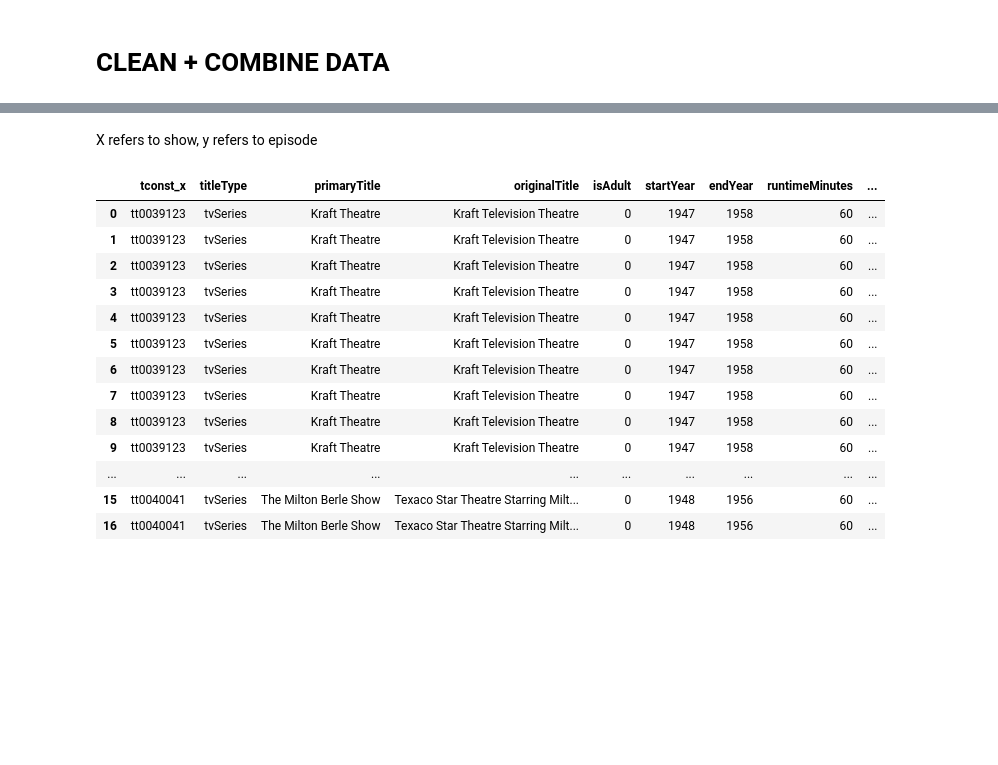
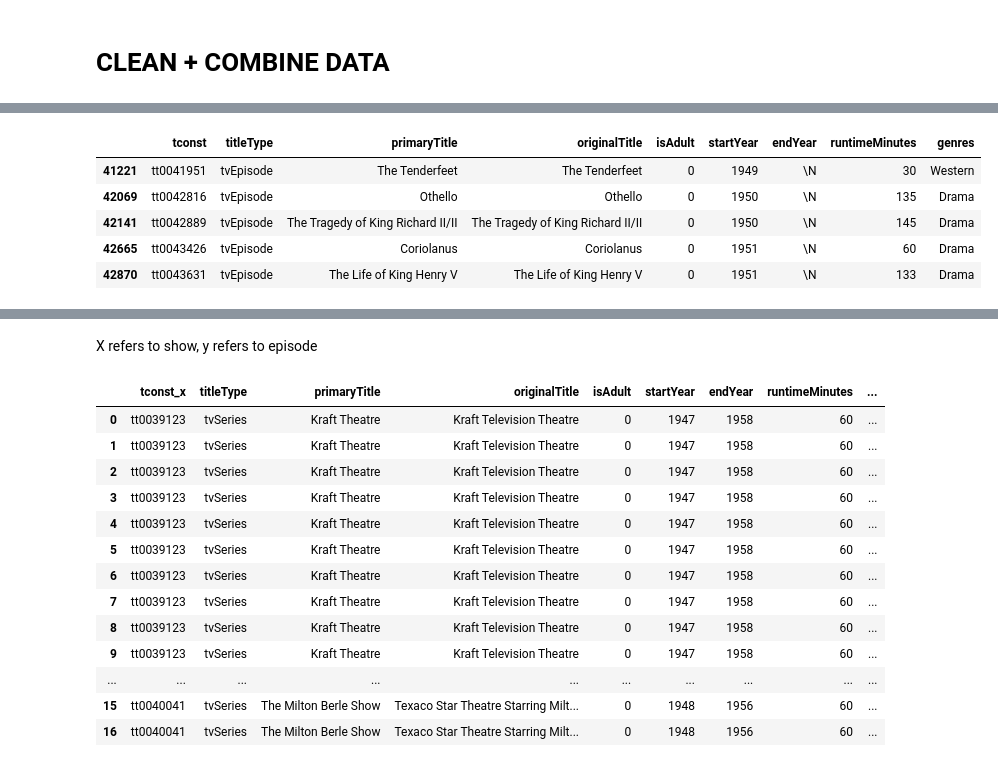
Before and after one commit to wcrowley342/tvratings, a Jupyter notebook: IMDB_Analysis.ipynb, the cells around one changed output, grey strips where cells are left out. Cells and saved outputs as stored; diff of their text form; code cells hidden in the pictures; blank space fills up the shorter version.

```diff
--- a/IMDB_Analysis.ipynb
+++ b/IMDB_Analysis.ipynb
@@ -180,0 +229,9 @@ tvseries_episodes_ratings = pd.merge(tvseries_ratings, episodes_ratings, left_on
+# %%
+tvepisodes.head()
+# %% [output]
+|  | tconst | titleType | primaryTitle | originalTitle | isAdult | startYear | endYear | runtimeMinutes | genres |
+| 41221 | tt0041951 | tvEpisode | The Tenderfeet | The Tenderfeet | 0 | 1949 | \N | 30 | Western |
+| 42069 | tt0042816 | tvEpisode | Othello | Othello | 0 | 1950 | \N | 135 | Drama |
+| 42141 | tt0042889 | tvEpisode | The Tragedy of King Richard II/II | The Tragedy of King Richard II/II | 0 | 1950 | \N | 145 | Drama |
+| 42665 | tt0043426 | tvEpisode | Coriolanus | Coriolanus | 0 | 1951 | \N | 60 | Drama |
+| 42870 | tt0043631 | tvEpisode | The Life of King Henry V | The Life of King Henry V | 0 | 1951 | \N | 133 | Drama |
```
Also changed, not shown: parts of 20 cells of this notebook.
